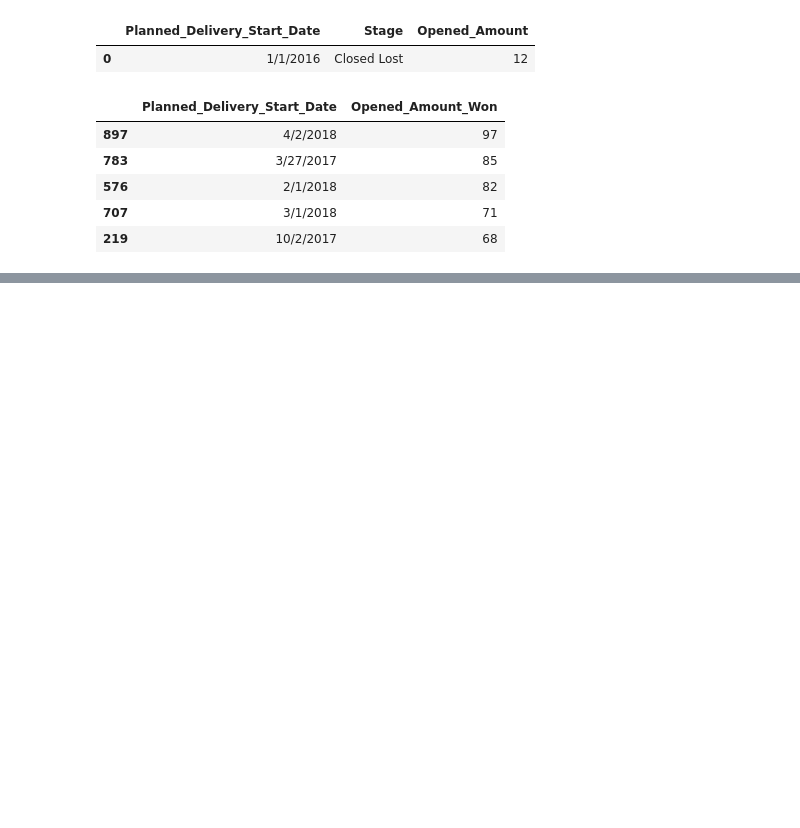
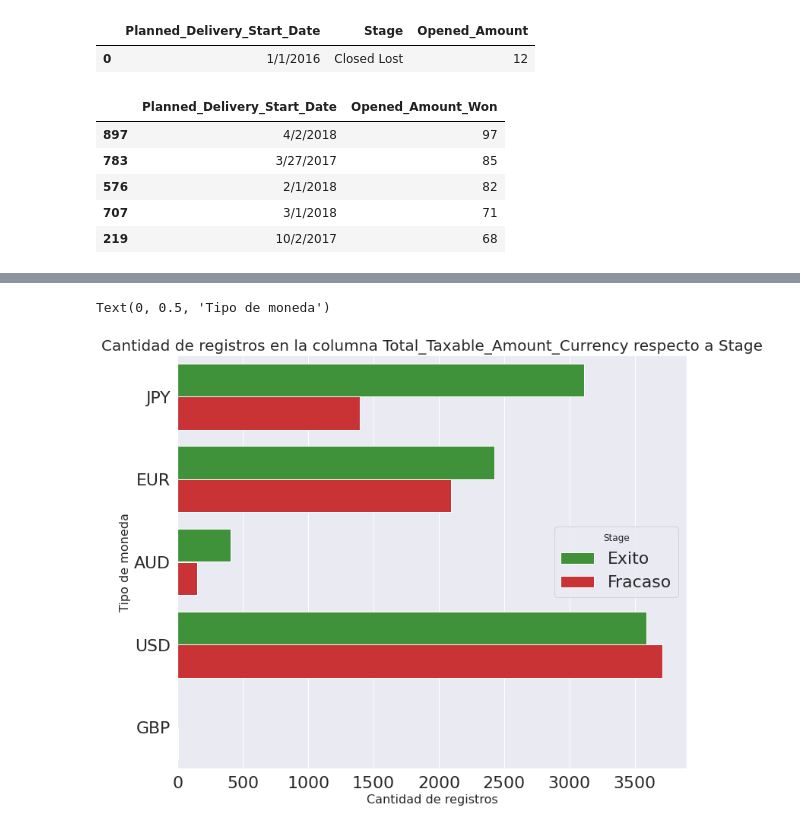
Before and after one commit to felipegonzalez2112/tp-2020-orga-datos, a Jupyter notebook: TP1_Analisis_JCropano.ipynb, the cells around one changed output, grey strips where cells are left out. Drawn from its saved outputs; the diff is of its cells as text; code cells hidden in the pictures; blank space fills up the shorter version.

```diff
--- a/TP1_Analisis_JCropano.ipynb
+++ b/TP1_Analisis_JCropano.ipynb
@@ -77 +115,5 @@ df['Planned_Delivery_End_Date'].value_counts()
 Name: Planned_Delivery_End_Date, Length: 1017, dtype: int64
+# %%
+df.Planned_Delivery_End_Date=pd.to_datetime(df.Planned_Delivery_End_Date)
+df["Planned_Delivery_End_Date_Year"]=df.Planned_Delivery_End_Date.dt.year
+df["Planned_Delivery_End_Date_Year"].value_counts()
@@ -77,0 +139,3 @@ Name: Planned_Delivery_End_Date, Length: 1017, dtype: int64
+# %%
+df["Planned_Delivery_End_Date_Month"]=df.Planned_Delivery_End_Date.dt.month
+df["Planned_Delivery_End_Date_Month"].value_counts()
@@ -112,6 +190,9 @@ df['Delivery_Year'].value_counts()
 2019     414
 2020      14
 Name: Delivery_Year, dtype: int64
+# %%
+#Como sus valores son exactamente iguales al año de la columna Planned_Delivery_Start_Date, se descarta
+df = df.drop(columns='Delivery_Year')
 # %%
 df['Actual_Delivery_Date'].value_counts()
 # %% [output]
@@ -228,0 +321,21 @@ Text(0, 0.5, 'Casos ganados')
+# %%
+g = df.loc[:,['Total_Taxable_Amount_Currency', 'Stage']]
+g['Stage'] = g['Stage'].map({'Closed Won':1,'Closed Lost':0})
+g['Won_por_fecha'] = g.groupby('Total_Taxable_Amount_Currency')['Stage'].transform('sum')
+g['Lost_por_fecha'] = abs(g.groupby('Total_Taxable_Amount_Currency')['Stage'].transform('count') - g['Won_por_fecha'])
+g['Stage_diff'] = abs(g['Won_por_fecha'] - g['Lost_por_fecha'])
+g['Stage'] = g['Stage'].map({1:'Exito',0:'Fracaso'})
+g = g.sort_values('Stage_diff', ascending=False)
+
+palette_dic ={'Fracaso':red,'Exito':green}
+plt.figure(figsize=(12,10))
+sns.countplot(y=g['Total_Taxable_Amount_Currency'], hue=g['Stage'], order=g.dropna(subset=['Total_Taxable_Amount_Currency'])\
+              .drop_duplicates('Total_Taxable_Amount_Currency').iloc[:15]['Total_Taxable_Amount_Currency'].values, \
+             palette=palette_dic)
+
+plt.title('Cantidad de registros en la columna Total_Taxable_Amount_Currency respecto a Stage', fontsize=20);
+plt.xlabel('Cantidad de registros', fontsize=16);
+plt.ylabel('Tipo de moneda', fontsize=16)
+# %% [output]
+Text(0, 0.5, 'Tipo de moneda')
+[figure, added]
```
Also changed, not shown: parts of 28 cells of this notebook.
